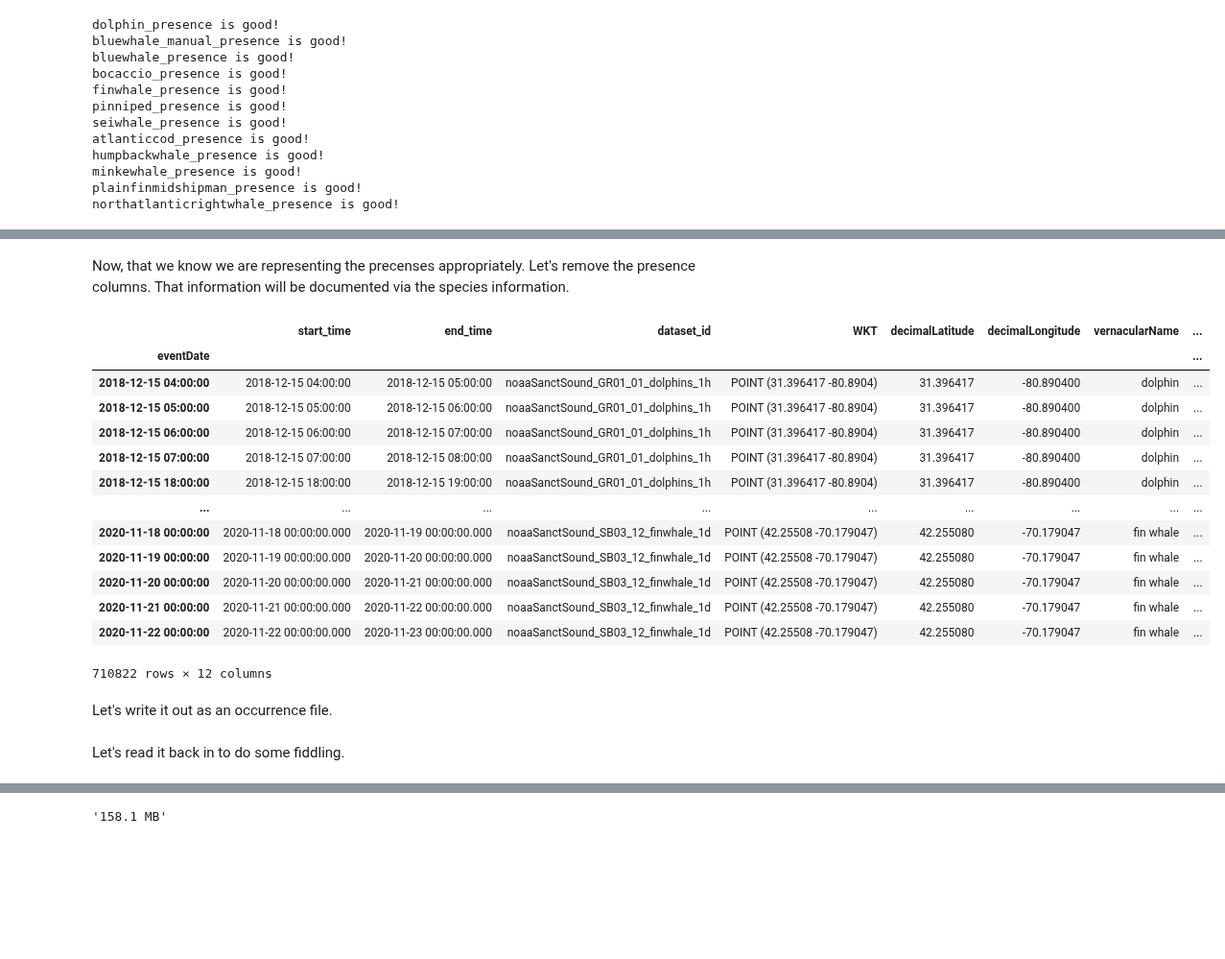
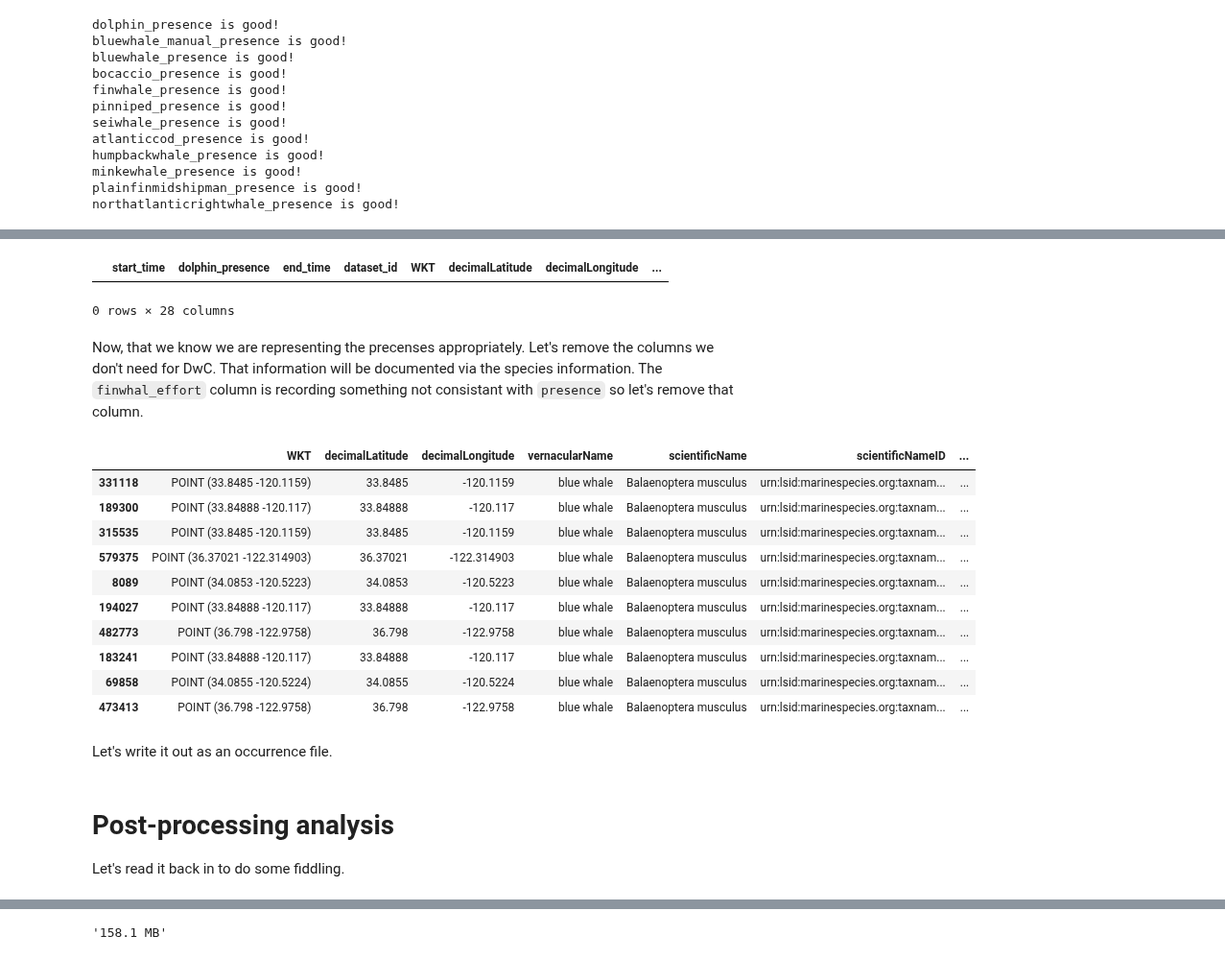
Before and after one commit to ioos/bio_data_guide, a Jupyter notebook: datasets/SanctSound/SanctSound_processing.ipynb, the cells around one changed output, grey strips where cells are left out. Shown at 96% size. Cells and saved outputs as stored; diff of their text form; code cells hidden in the pictures; blank space fills up the shorter version.

Commit message:
creating final dwc file added error checking and removing unneeded columns

```diff
--- a/datasets/SanctSound/SanctSound_processing.ipynb
+++ b/datasets/SanctSound/SanctSound_processing.ipynb
@@ -576,9 +565,8 @@ df_copy.loc[df['time'].isna(),['start_time','eventDate','end_time','time']]
 # %% [markdown]
 Now, lets make `eventDate` the index for our DataFrame so we can make a nice plot and output the dates in a format we like.
 # %%
-df_copy['eventDate'] = pd.to_datetime(df_copy['eventDate'])
-df_copy.set_index('eventDate', inplace=True)
+df_occur_copy['eventDate'] = pd.to_datetime(df_occur_copy['eventDate'], format='%Y-%m-%d %H:%M:%S.%f')
 
-df_copy
+df_occur_copy
 # %% [output]
 |  | start_time | dolphin_presence | end_time | dataset_id | WKT | decimalLatitude | decimalLongitude | ... |
@@ -598,6 +585,6 @@ df_copy
 # %% [markdown]
 Let's pull out the presence columns and make a quick plot to see if the values are what we were expecting (value of 1).
 # %%
-cols = [col for col in df_copy.columns if 'presence' in col]
+cols = [col for col in df_occur_copy.columns if 'presence' in col]
 
-df_copy[cols].plot()
+# df_occur_copy[cols].plot()
@@ -630,3 +614,5 @@ Now, let's make sure we don't have any NaN rows for the presence columns:
 # %%
-df[cols].isna().any(axis=1).unique()
+df_occur_copy['is_na'] = df_occur_copy[cols].isnull().apply(lambda x: all(x), axis=1)
+
+df_occur_copy['is_na'].unique()
 # %% [output]
@@ -634,24 +626,32 @@ array([ True])
+# %%
+df_occur_copy['occurrenceID'] = df_occur_copy['dataset_id'] + "_" + df_occur_copy['eventDate'].dt.strftime('%Y-%m-%dT%H:%M:%S.%fZ')
+
+df_occur_copy.loc[df_occur_copy['occurrenceID'].duplicated(keep=False)]
+# %% [output]
+|  | start_time | dolphin_presence | end_time | dataset_id | WKT | decimalLatitude | decimalLongitude | ... |
+0 rows × 28 columns
 # %% [markdown]
-Now, that we know we are representing the precenses appropriately. Let's remove the presence columns. That information will be documented via the species information.
+Now, that we know we are representing the precenses appropriately. Let's remove the columns we don't need for DwC. That information will be documented via the species information. The `finwhal_effort` column is recording something not consistant with `presence` so let's remove that column.
 # %%
-occur = df_copy.drop(columns=cols)
+cols = [col for col in df_occur_copy.columns if 'presence' in col]
 
-occur
+cols.extend(['is_na','time','start_time','end_time','finwhale_effort','dataset_id'])
+
+occur = df_occur_copy.drop(columns=cols)
+
+occur.sample(10)
 # %% [output]
-|  | start_time | end_time | dataset_id | WKT | decimalLatitude | decimalLongitude | vernacularName | ... |
-| eventDate |  |  |  |  |  |  |  | ... |
-| 2018-12-15 04:00:00 | 2018-12-15 04:00:00 | 2018-12-15 05:00:00 | noaaSanctSound_GR01_01_dolphins_1h | POINT (31.396417 -80.8904) | 31.396417 | -80.890400 | dolphin | ... |
-| 2018-12-15 05:00:00 | 2018-12-15 05:00:00 | 2018-12-15 06:00:00 | noaaSanctSound_GR01_01_dolphins_1h | POINT (31.396417 -80.8904) | 31.396417 | -80.890400 | dolphin | ... |
-| 2018-12-15 06:00:00 | 2018-12-15 06:00:00 | 2018-12-15 07:00:00 | noaaSanctSound_GR01_01_dolphins_1h | POINT (31.396417 -80.8904) | 31.396417 | -80.890400 | dolphin | ... |
-| 2018-12-15 07:00:00 | 2018-12-15 07:00:00 | 2018-12-15 08:00:00 | noaaSanctSound_GR01_01_dolphins_1h | POINT (31.396417 -80.8904) | 31.396417 | -80.890400 | dolphin | ... |
-| 2018-12-15 18:00:00 | 2018-12-15 18:00:00 | 2018-12-15 19:00:00 | noaaSanctSound_GR01_01_dolphins_1h | POINT (31.396417 -80.8904) | 31.396417 | -80.890400 | dolphin | ... |
-| ... | ... | ... | ... | ... | ... | ... | ... | ... |
-| 2020-11-18 00:00:00 | 2020-11-18 00:00:00.000 | 2020-11-19 00:00:00.000 | noaaSanctSound_SB03_12_finwhale_1d | POINT (42.25508 -70.179047) | 42.255080 | -70.179047 | fin whale | ... |
-| 2020-11-19 00:00:00 | 2020-11-19 00:00:00.000 | 2020-11-20 00:00:00.000 | noaaSanctSound_SB03_12_finwhale_1d | POINT (42.25508 -70.179047) | 42.255080 | -70.179047 | fin whale | ... |
-| 2020-11-20 00:00:00 | 2020-11-20 00:00:00.000 | 2020-11-21 00:00:00.000 | noaaSanctSound_SB03_12_finwhale_1d | POINT (42.25508 -70.179047) | 42.255080 | -70.179047 | fin whale | ... |
-| 2020-11-21 00:00:00 | 2020-11-21 00:00:00.000 | 2020-11-22 00:00:00.000 | noaaSanctSound_SB03_12_finwhale_1d | POINT (42.25508 -70.179047) | 42.255080 | -70.179047 | fin whale | ... |
-| 2020-11-22 00:00:00 | 2020-11-22 00:00:00.000 | 2020-11-23 00:00:00.000 | noaaSanctSound_SB03_12_finwhale_1d | POINT (42.25508 -70.179047) | 42.255080 | -70.179047 | fin whale | ... |
+|  | WKT | decimalLatitude | decimalLongitude | vernacularName | scientificName | scientificNameID | ... |
+| 331118 | POINT (33.8485 -120.1159) | 33.8485 | -120.1159 | blue whale | Balaenoptera musculus | urn:lsid:marinespecies.org:taxnam... | ... |
+| 189300 | POINT (33.84888 -120.117) | 33.84888 | -120.117 | blue whale | Balaenoptera musculus | urn:lsid:marinespecies.org:taxnam... | ... |
+| 315535 | POINT (33.8485 -120.1159) | 33.8485 | -120.1159 | blue whale | Balaenoptera musculus | urn:lsid:marinespecies.org:taxnam... | ... |
+| 579375 | POINT (36.37021 -122.314903) | 36.37021 | -122.314903 | blue whale | Balaenoptera musculus | urn:lsid:marinespecies.org:taxnam... | ... |
+| 8089 | POINT (34.0853 -120.5223) | 34.0853 | -120.5223 | blue whale | Balaenoptera musculus | urn:lsid:marinespecies.org:taxnam... | ... |
+| 194027 | POINT (33.84888 -120.117) | 33.84888 | -120.117 | blue whale | Balaenoptera musculus | urn:lsid:marinespecies.org:taxnam... | ... |
+| 482773 | POINT (36.798 -122.9758) | 36.798 | -122.9758 | blue whale | Balaenoptera musculus | urn:lsid:marinespecies.org:taxnam... | ... |
+| 183241 | POINT (33.84888 -120.117) | 33.84888 | -120.117 | blue whale | Balaenoptera musculus | urn:lsid:marinespecies.org:taxnam... | ... |
+| 69858 | POINT (34.0855 -120.5224) | 34.0855 | -120.5224 | blue whale | Balaenoptera musculus | urn:lsid:marinespecies.org:taxnam... | ... |
+| 473413 | POINT (36.798 -122.9758) | 36.798 | -122.9758 | blue whale | Balaenoptera musculus | urn:lsid:marinespecies.org:taxnam... | ... |
-710822 rows × 12 columns
 # %% [markdown]
 Let's write it out as an occurrence file.
 # %%
@@ -659,4 +659,6 @@ occur.to_csv('data/occurrence.csv')
 # %% [markdown]
+# Post-processing analysis
+
 Let's read it back in to do some fiddling.
 # %%
 import pandas as pd
```
Also changed, not shown: parts of 27 cells of this notebook.
